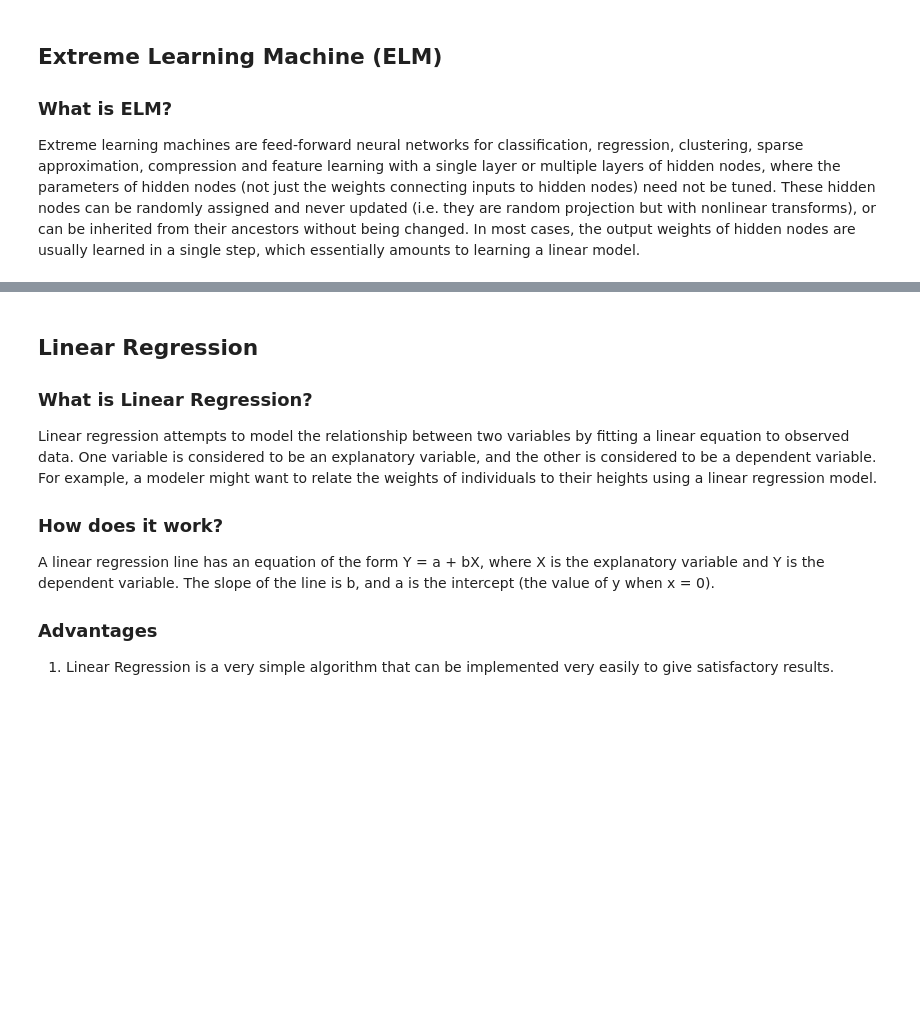
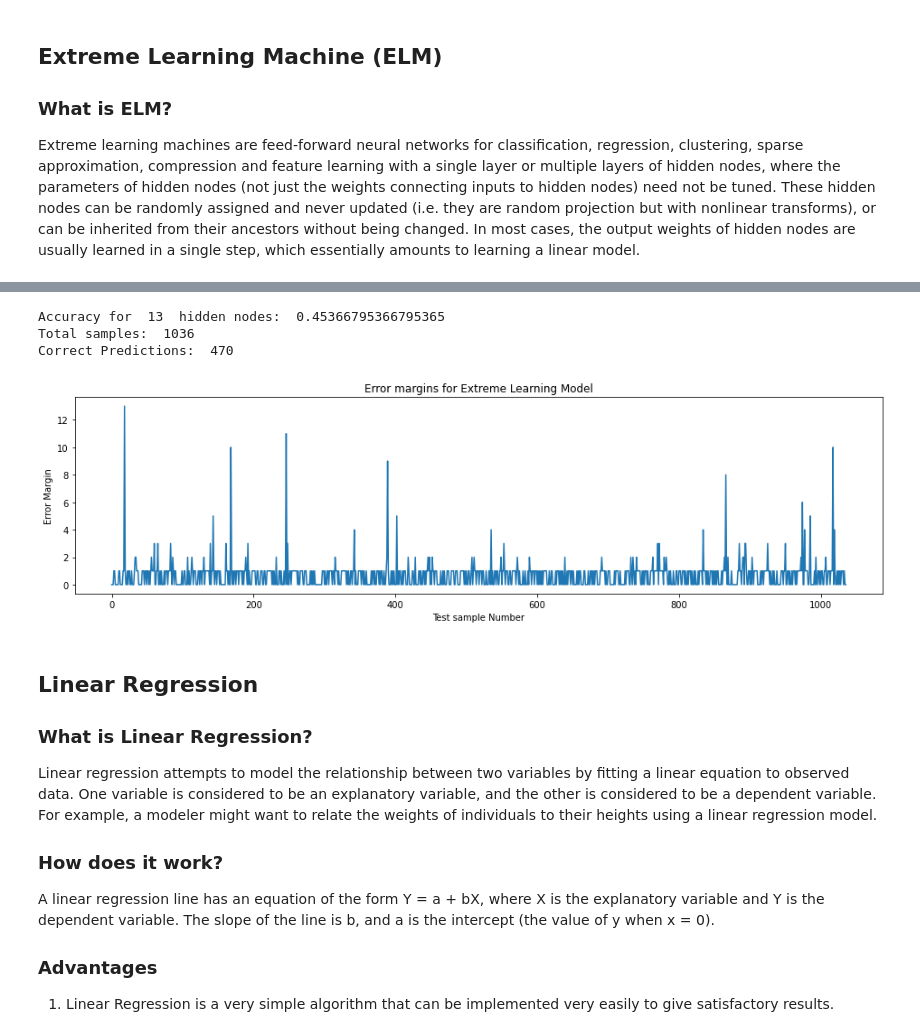
Before and after one commit to nishalkulkarni/ai-essay-autograd, a Jupyter notebook: Feature Classification.ipynb, the cells around one changed output, grey strips where cells are left out. Saved outputs shown, nothing was run; the diff lists cells and outputs as text; code cells hidden in the pictures; blank space fills up the shorter version.

Commit message:
Added Extreme Learning Machine Implementation

```diff
--- a/Feature Classification.ipynb
+++ b/Feature Classification.ipynb
@@ -267,3 +301,47 @@ Extreme learning machines are feed-forward neural networks for classification, r
+# %%
+prediction = predict(X_test)
+prediction = np.array(list(map(int, np.array(prediction).flatten())))
+correct = 0
+total = X_test.shape[0]
+actual_vals = np.array(list(map(int, np.array(y_test))))
+
+for i in range(total - 1):
+    predicted = prediction[i]
+    actual = actual_vals[i]
+    if predicted == actual:
+        correct += 1
+
+accuracy = correct/total
+
+print("Accuracy for ", hidden_size, " hidden nodes: ", accuracy)
+print("Total samples: ", X_test.shape[0], "\nCorrect Predictions: ", correct)
+
+ind = np.arange(total)
+actual_vs_pred = pd.DataFrame({
+    'Index': ind,
+    'Actual': np.array(y_test),
+    'Predicted': prediction
+}, index=ind)
+
+diff = []
+
+# print(prediction)
+# print(y_test)
+for i in range(prediction.size):
+    diff.append(abs(prediction[i] - np.array(y_test)[i]))
+
+fig= plt.figure(figsize=(16,4))
+plt.plot(ind, diff)
+
+plt.title('Error margins for Extreme Learning Model')
+plt.ylabel('Error Margin')
+plt.xlabel('Test sample Number')
+plt.show()
+# %% [output]
+Accuracy for  13  hidden nodes:  0.45366795366795365
+Total samples:  1036
+Correct Predictions:  470
+[figure, added]
 # %% [markdown]
 ## Linear Regression
 
```
Also changed, not shown: parts of 2 cells of this notebook.
